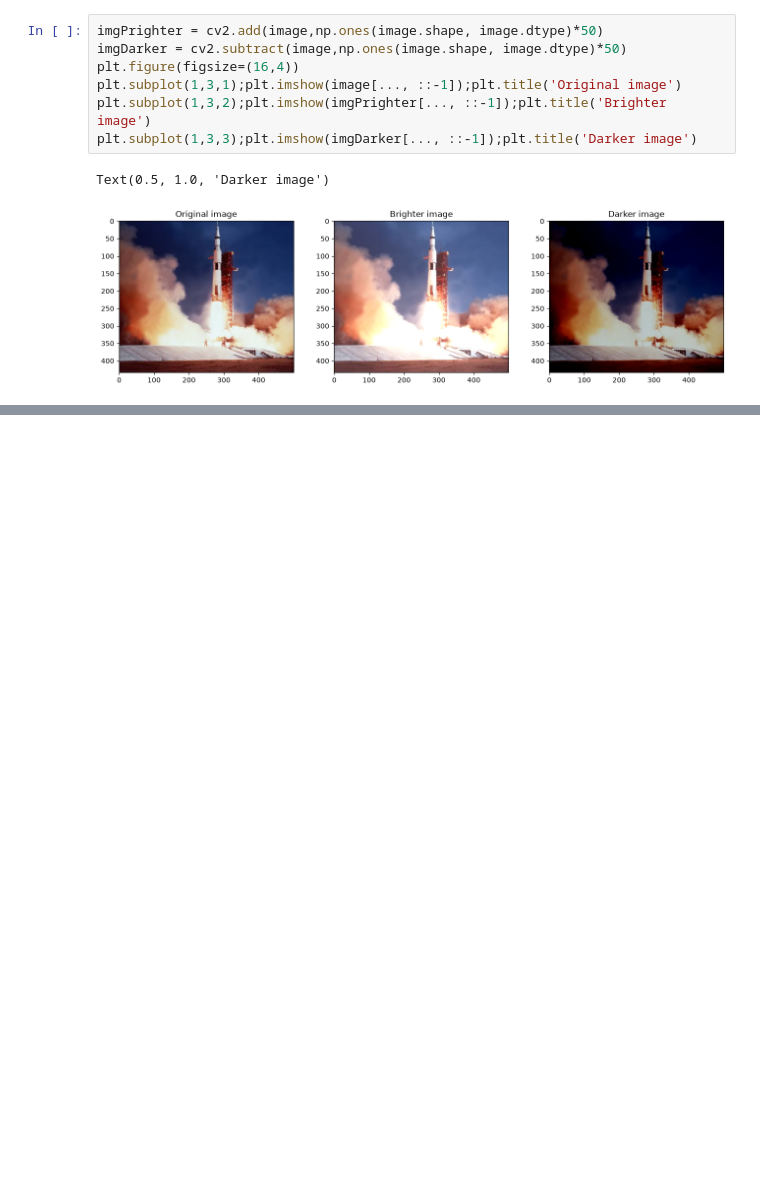
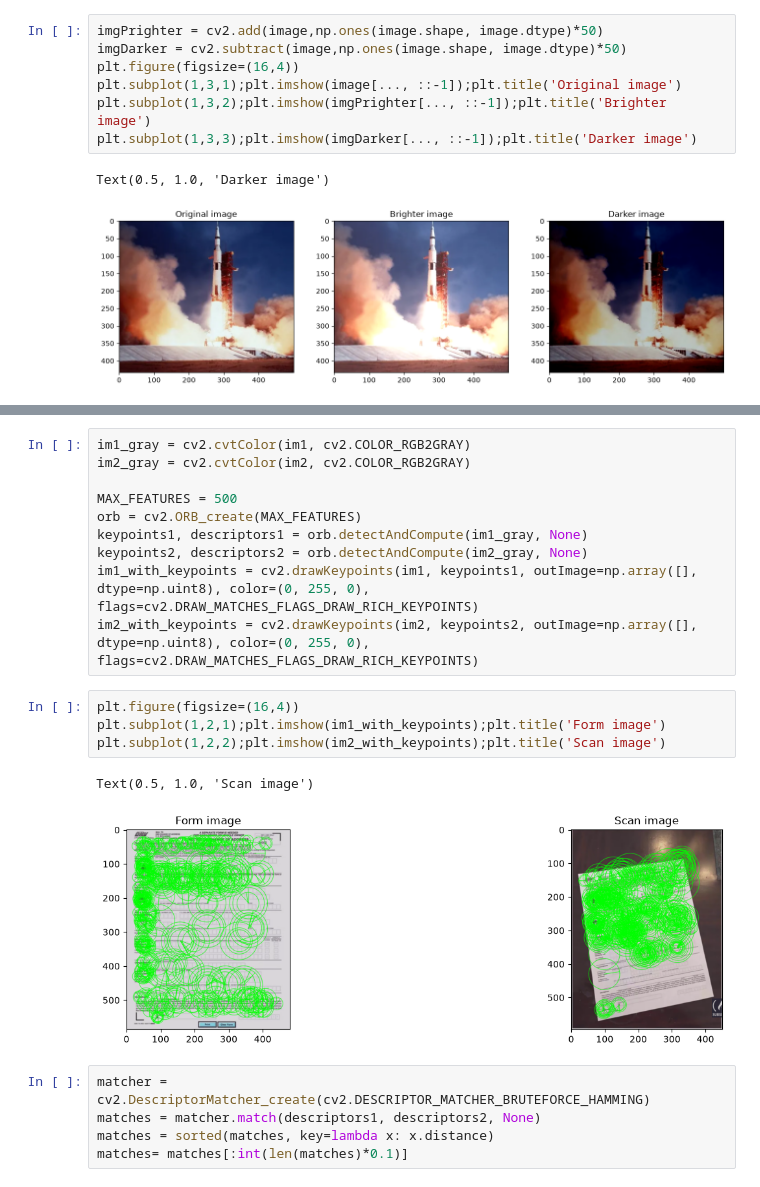
Before and after one commit to MHMD1SMH/Computer_Vision, a Jupyter notebook: OpenCV/Open_CV.ipynb, the cells around one changed output, grey strips where cells are left out. Drawn from its saved outputs; the diff is of its cells as text; blank space fills up the shorter version.

```diff
--- a/OpenCV/Open_CV.ipynb
+++ b/OpenCV/Open_CV.ipynb
@@ -112,0 +125,22 @@ Text(0.5, 1.0, 'Darker image')
+# %%
+im1_gray = cv2.cvtColor(im1, cv2.COLOR_RGB2GRAY)
+im2_gray = cv2.cvtColor(im2, cv2.COLOR_RGB2GRAY)
+
+MAX_FEATURES = 500
+orb = cv2.ORB_create(MAX_FEATURES)
+keypoints1, descriptors1 = orb.detectAndCompute(im1_gray, None)
+keypoints2, descriptors2 = orb.detectAndCompute(im2_gray, None)
+im1_with_keypoints = cv2.drawKeypoints(im1, keypoints1, outImage=np.array([], dtype=np.uint8), color=(0, 255, 0), flags=cv2.DRAW_MATCHES_FLAGS_DRAW_RICH_KEYPOINTS)
+im2_with_keypoints = cv2.drawKeypoints(im2, keypoints2, outImage=np.array([], dtype=np.uint8), color=(0, 255, 0), flags=cv2.DRAW_MATCHES_FLAGS_DRAW_RICH_KEYPOINTS)
+# %%
+plt.figure(figsize=(16,4))
+plt.subplot(1,2,1);plt.imshow(im1_with_keypoints);plt.title('Form image')
+plt.subplot(1,2,2);plt.imshow(im2_with_keypoints);plt.title('Scan image')
+# %% [output]
+Text(0.5, 1.0, 'Scan image')
+[figure, added]
+# %%
+matcher = cv2.DescriptorMatcher_create(cv2.DESCRIPTOR_MATCHER_BRUTEFORCE_HAMMING)
+matches = matcher.match(descriptors1, descriptors2, None)
+matches = sorted(matches, key=lambda x: x.distance)
+matches= matches[:int(len(matches)*0.1)]
```
Also changed, not shown: parts of 14 cells of this notebook, 1 other file.
